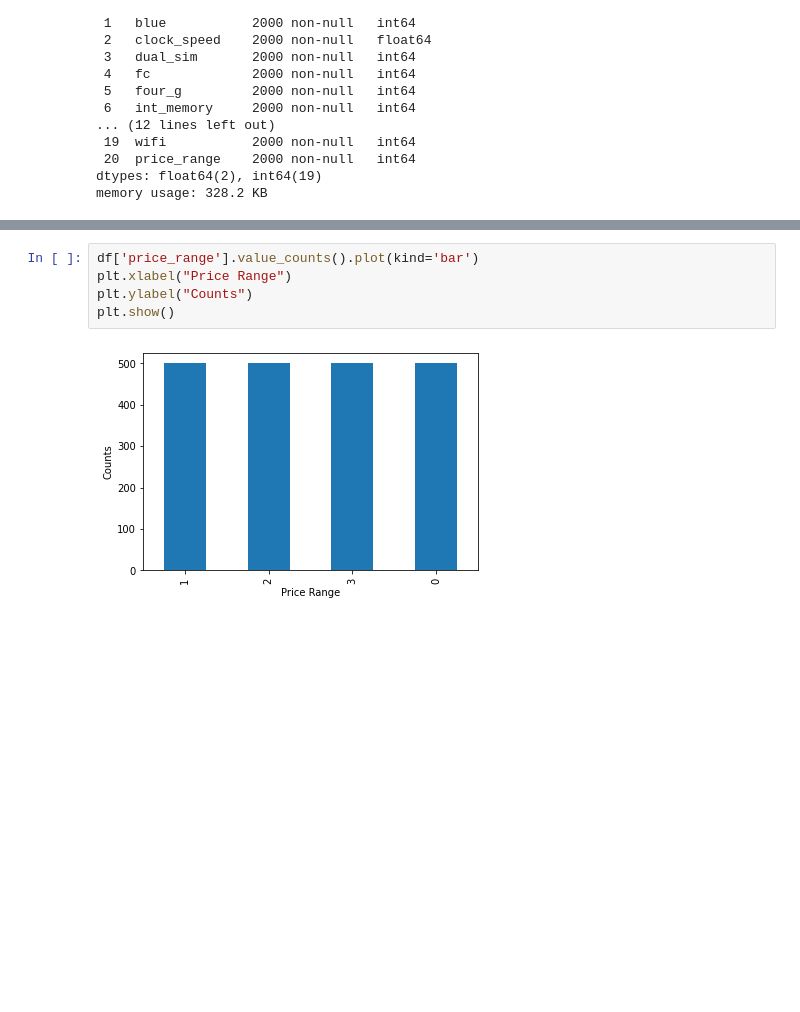
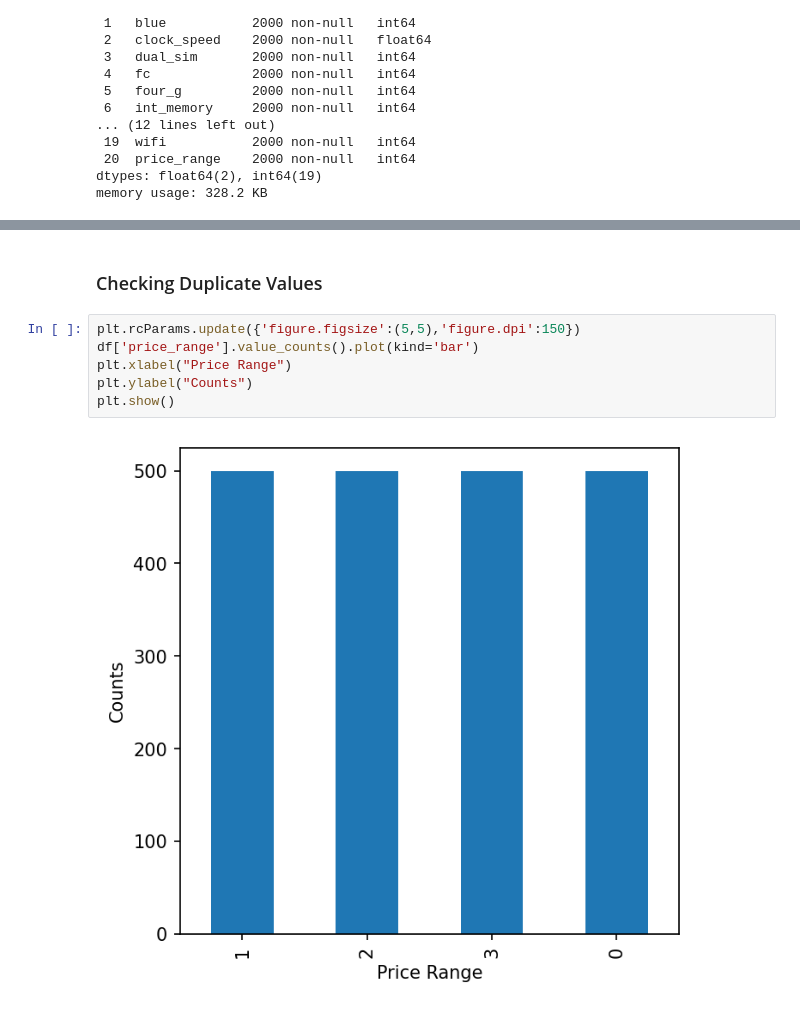
Before and after one commit to MohanVishe/Supervised-ML--Classification----Mobile-Price-Range-Prediction, a Jupyter notebook: Mobile_Price_Range_Prediction_Individual_Project.ipynb, the cells around one changed output, grey strips where cells are left out. Saved outputs shown, nothing was run; the diff lists cells and outputs as text; blank space fills up the shorter version.

```diff
--- a/Mobile_Price_Range_Prediction_Individual_Project.ipynb
+++ b/Mobile_Price_Range_Prediction_Individual_Project.ipynb
@@ -103,7 +171,10 @@ dtype: int64
+# %% [markdown]
+### Checking Duplicate Values
 # %%
+plt.rcParams.update({'figure.figsize':(5,5),'figure.dpi':150})
 df['price_range'].value_counts().plot(kind='bar')
 plt.xlabel("Price Range")
 plt.ylabel("Counts")
 plt.show()
 # %% [output]
-[figure, old version]
+[figure, new version]
```
Also changed, not shown: parts of 15 cells of this notebook.
